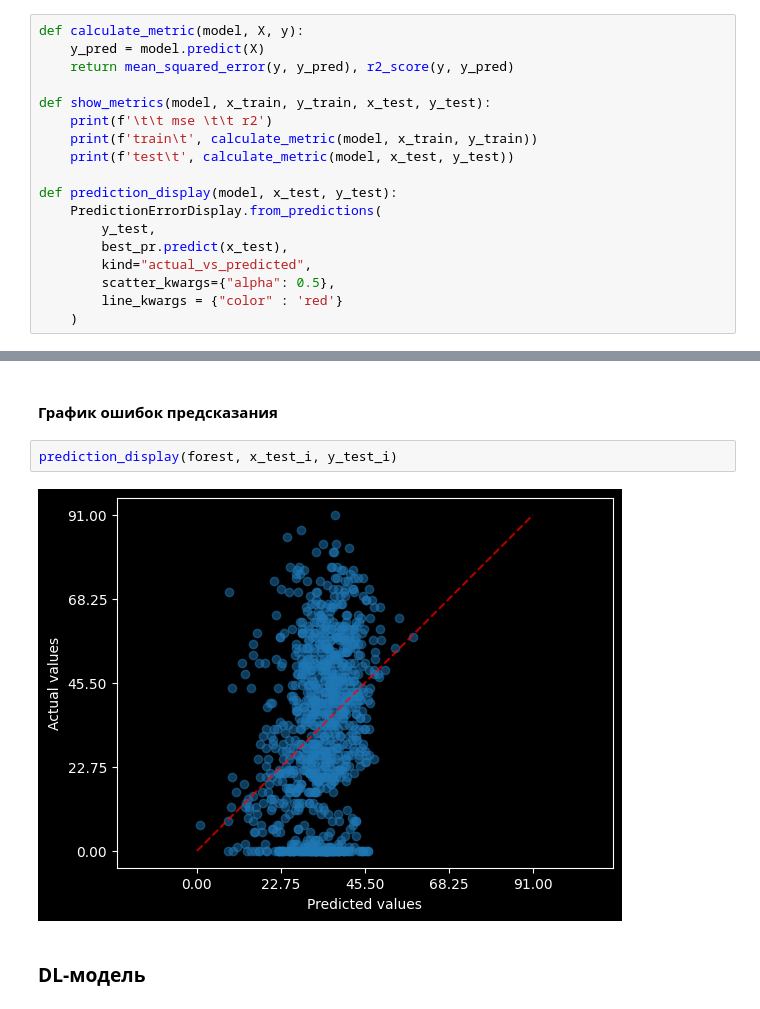
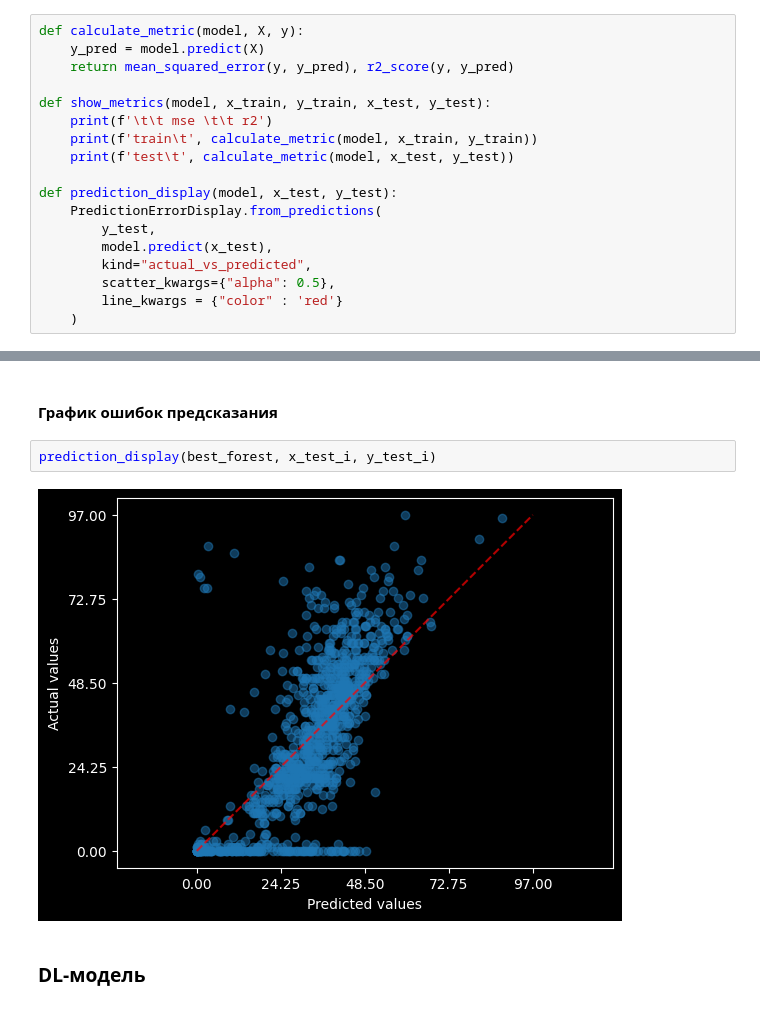
Before and after one commit to TimurKhabibulin474/ML-Spotify, a Jupyter notebook: spotify-v2.ipynb, the cells around one changed output, grey strips where cells are left out. Saved outputs shown, nothing was run; the diff lists cells and outputs as text.

```diff
--- a/spotify-v2.ipynb
+++ b/spotify-v2.ipynb
@@ -815,7 +817,7 @@ def show_metrics(model, x_train, y_train, x_test, y_test):
 def prediction_display(model, x_test, y_test):
     PredictionErrorDisplay.from_predictions(
         y_test,
-        best_pr.predict(x_test),
+        model.predict(x_test),
         kind="actual_vs_predicted",
         scatter_kwargs={"alpha": 0.5},
         line_kwargs = {"color" : 'red'}
@@ -1075,9 +1082,9 @@ test     (234.7200543795484, 0.5258282066204505)
 # %% [markdown]
 #### График ошибок предсказания
 # %%
-prediction_display(forest, x_test_i, y_test_i)
+prediction_display(best_forest, x_test_i, y_test_i)
 # %% [output]
-[figure, old version]
+[figure, new version]
 # %% [markdown]
 ### DL-модель
 # %% [markdown]
```
Also changed, not shown: parts of 30 cells of this notebook.
